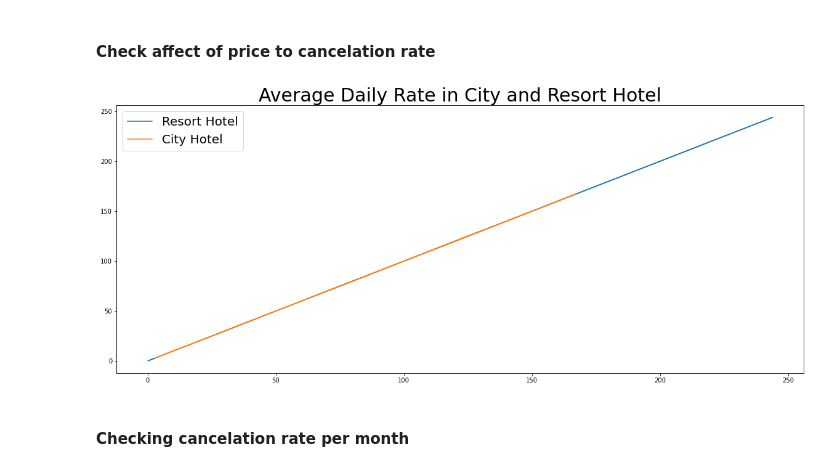
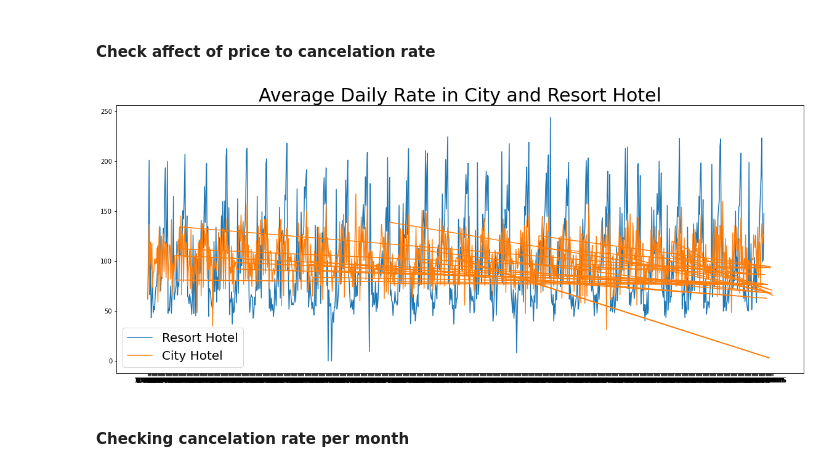
Before and after one commit to Omkar078/Hotel-Booking-Data-Analysis, a Jupyter notebook: Data Analysis (Hotel Booking).ipynb, the cells around one changed output. Drawn from its saved outputs; the diff is of its cells as text; code cells hidden in the pictures.

```diff
--- a/Data Analysis (Hotel Booking).ipynb
+++ b/Data Analysis (Hotel Booking).ipynb
@@ -258,12 +258,12 @@ city_hotel = city_hotel.groupby('reservation_status_date')[['adr']].mean()
 # %%
 plt.figure(figsize = (20,8))
 plt.title('Average Daily Rate in City and Resort Hotel', fontsize = 30)
-plt.plot(resort_hotel, resort_hotel['adr'], label = 'Resort Hotel')
-plt.plot(city_hotel, city_hotel['adr'], label = 'City Hotel')
+plt.plot(resort_hotel.index, resort_hotel['adr'], label = 'Resort Hotel')
+plt.plot(city_hotel.index, city_hotel['adr'], label = 'City Hotel')
 plt.legend(fontsize = 20)
 plt.show()
 # %% [output]
-[figure, old version]
+[figure, new version]
 # %% [markdown]
 #### Checking cancelation rate per month
 # %%
```
Also changed, not shown: parts of 11 cells of this notebook.
